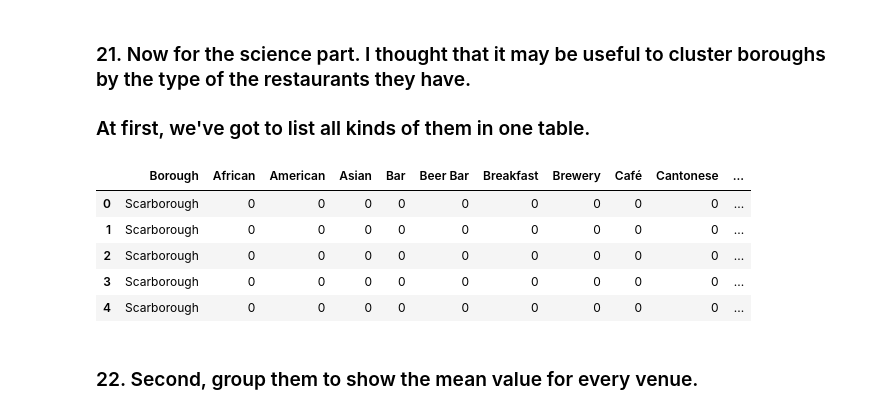
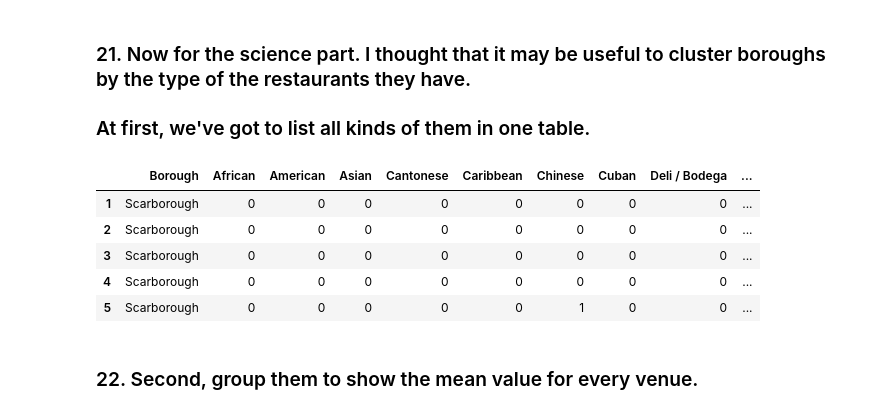
Before and after one commit to azulgris/coursera_capstone, a Jupyter notebook: Clustering Toronto by restaurants v6.4 copy 2.ipynb, the cells around one changed output. Cells and saved outputs as stored; diff of their text form; code cells hidden in the pictures.

```diff
--- a/Clustering Toronto by restaurants v6.4 copy 2.ipynb
+++ b/Clustering Toronto by restaurants v6.4 copy 2.ipynb
@@ -673,19 +673,19 @@ ax.legend(loc='best',ncol=2,frameon=True,framealpha=0.8)
 ### At first, we've got to list all kinds of them in one table.
 # %%
 topneighs=bn_restaurants.copy().reset_index()
-#topneighs=topneighs[topneighs['Venue Category'].isin(cuisines)]
+topneighs=topneighs[topneighs['Venue Category'].isin(cuisines)]
 topneighs_onehot = pd.get_dummies(topneighs[['Venue Category']], prefix="", prefix_sep="")
 topneighs_onehot['Borough'] = topneighs['Borough']
 fixed_columns = [topneighs_onehot.columns[-1]] + list(topneighs_onehot.columns[:-1])
 topneighs_onehot = topneighs_onehot[fixed_columns]
 topneighs_onehot.head()
 # %% [output]
-|  | Borough | African | American | Asian | Bar | Beer Bar | Breakfast | Brewery | Café | Cantonese | ... |
-| 0 | Scarborough | 0 | 0 | 0 | 0 | 0 | 0 | 0 | 0 | 0 | ... |
-| 1 | Scarborough | 0 | 0 | 0 | 0 | 0 | 0 | 0 | 0 | 0 | ... |
-| 2 | Scarborough | 0 | 0 | 0 | 0 | 0 | 0 | 0 | 0 | 0 | ... |
-| 3 | Scarborough | 0 | 0 | 0 | 0 | 0 | 0 | 0 | 0 | 0 | ... |
-| 4 | Scarborough | 0 | 0 | 0 | 0 | 0 | 0 | 0 | 0 | 0 | ... |
+|  | Borough | African | American | Asian | Cantonese | Caribbean | Chinese | Cuban | Deli / Bodega | ... |
+| 1 | Scarborough | 0 | 0 | 0 | 0 | 0 | 0 | 0 | 0 | ... |
+| 2 | Scarborough | 0 | 0 | 0 | 0 | 0 | 0 | 0 | 0 | ... |
+| 3 | Scarborough | 0 | 0 | 0 | 0 | 0 | 0 | 0 | 0 | ... |
+| 4 | Scarborough | 0 | 0 | 0 | 0 | 0 | 0 | 0 | 0 | ... |
+| 5 | Scarborough | 0 | 0 | 0 | 0 | 0 | 1 | 0 | 0 | ... |
 # %% [markdown]
 ### 22. Second, group them to show the mean value for every venue.
 # %%
```
Also changed, not shown: parts of 8 cells of this notebook.
